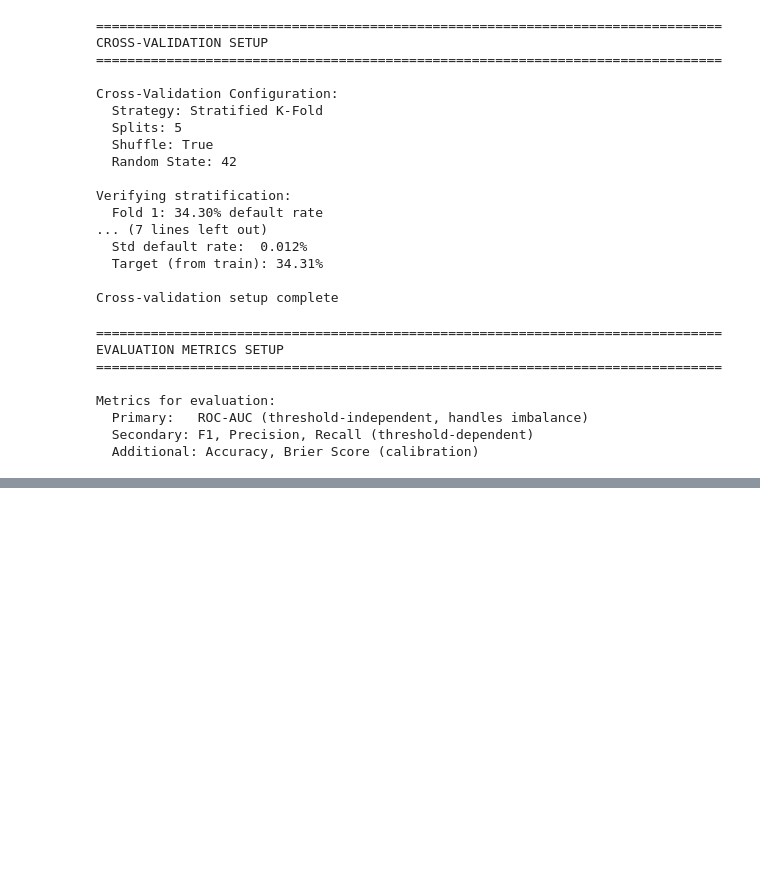
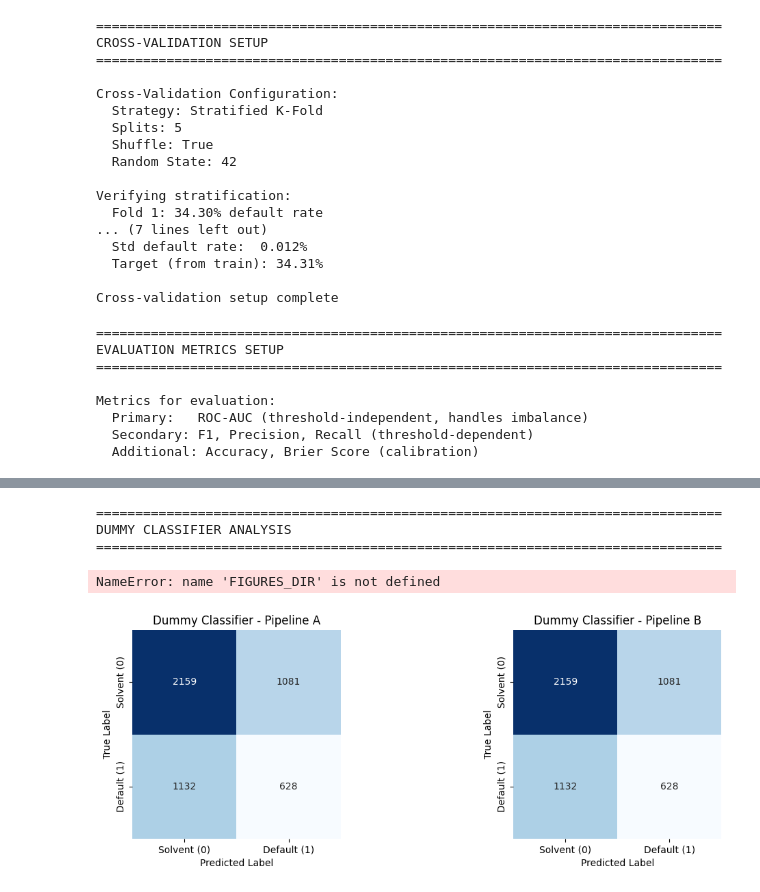
Before and after one commit to expigo/challenging_ds, a Jupyter notebook: notebooks/03_modeling.ipynb, the cells around one changed output, grey strips where cells are left out. Saved outputs shown, nothing was run; the diff lists cells and outputs as text; code cells hidden in the pictures; blank space fills up the shorter version.

Commit message:
establish Dummy classifier baseline

```diff
--- a/notebooks/03_modeling.ipynb
+++ b/notebooks/03_modeling.ipynb
@@ -179,6 +193,8 @@ Cross-validation setup complete
 print("=" * 80)
 print("EVALUATION METRICS SETUP")
 print("=" * 80)
+
+all_results = {}
 
 # define scoring metrics for cross-validation
 SCORING_METRICS = {
@@ -255,0 +384,38 @@ Metrics for evaluation:
+# %%
+print("=" * 80)
+print("DUMMY CLASSIFIER ANALYSIS")
+print("=" * 80)
+
+# confusion matrices
+fig, axes = plt.subplots(1, 2, figsize=(12, 4))
+
+for idx, (key, pipeline) in enumerate([('dummy_A', 'A'), ('dummy_B', 'B')]):
+    results = all_results[key]
+    cm = confusion_matrix(y_test, results['y_pred'])
+
+    sns.heatmap(
+        cm,
+        annot=True,
+        fmt='d',
+        cmap='Blues',
+        ax=axes[idx],
+        cbar=False,
+        square=True
+    )
+    axes[idx].set_title(f'Dummy Classifier - Pipeline {pipeline}')
+    axes[idx].set_ylabel('True Label')
+    axes[idx].set_xlabel('Predicted Label')
+    axes[idx].set_xticklabels(['Solvent (0)', 'Default (1)'])
+    axes[idx].set_yticklabels(['Solvent (0)', 'Default (1)'])
+
+plt.tight_layout()
+plt.savefig(FIGURES_DIR / '03_dummy_confusion_matrices.png', dpi=300, bbox_inches='tight')
+plt.show()
+
+print(f"\nConfusion matrices saved to {FIGURES_DIR / '03_dummy_confusion_matrices.png'}")
+# %% [output]
+================================================================================
+DUMMY CLASSIFIER ANALYSIS
+================================================================================
+NameError: name 'FIGURES_DIR' is not defined
+[figure, added]
```
Also changed, not shown: parts of 3 cells of this notebook.
